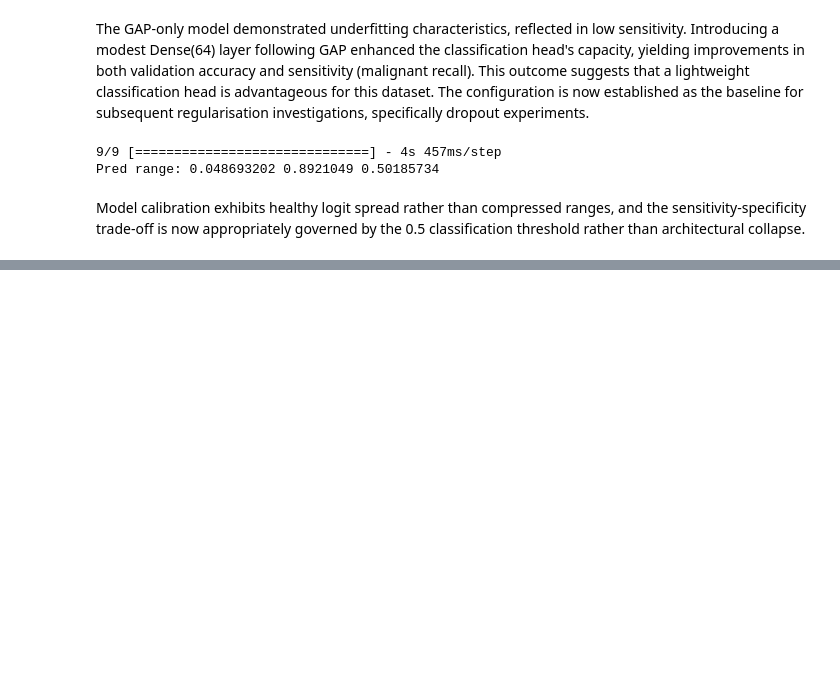
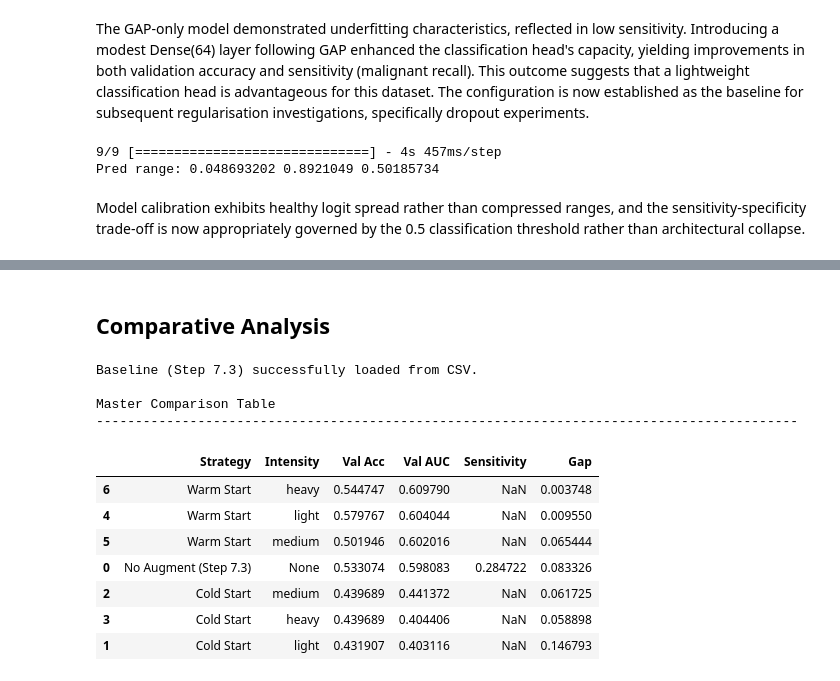
Before and after one commit to A-S-Yong/FYP, a Jupyter notebook: notebooks/Final_V1.ipynb, the cells around one changed output, grey strips where cells are left out. Saved outputs shown, nothing was run; the diff lists cells and outputs as text; code cells hidden in the pictures; blank space fills up the shorter version.

```diff
--- a/notebooks/Final_V1.ipynb
+++ b/notebooks/Final_V1.ipynb
@@ -2283,0 +2309,58 @@ weighted avg       0.31      0.56      0.40       257
+# %% [markdown]
+## Comparative Analysis
+# %%
+# Load the Step 7.3 Baseline from CSV
+try:
+    df_baseline_raw = pd.read_csv('step7_gap_noBN_lr1e4_nocw_seed42_summary.csv')
+
+    # Format to match Step 8's table structure
+    baseline_7_3 = {
+        "Strategy": "No Augment (Step 7.3)",
+        "Intensity": "None",
+        "Val Acc": df_baseline_raw["Val Acc"].iloc[0],
+        "Val AUC": df_baseline_raw["Val AUC"].iloc[0],
+        "Sensitivity": df_baseline_raw["Sensitivity"].iloc[0],
+        "Gap": df_baseline_raw["Gap"].iloc[0]
+    }
+    print("Baseline (Step 7.3) successfully loaded from CSV.")
+except FileNotFoundError:
+    print("File not found.")
+
+# Load both Cold and Warm results
+try:
+    df_cold = pd.read_csv('step8_1_cold_aug_summary.csv').rename(columns={'Unnamed: 0': 'Intensity'})
+    df_cold['Strategy'] = 'Cold Start'
+
+    df_warm = pd.read_csv('step8_1_warm_aug_summary.csv').rename(columns={'Unnamed: 0': 'Intensity'})
+    df_warm['Strategy'] = 'Warm Start'
+
+    # Create the Master DataFrame
+    master_df = pd.concat([pd.DataFrame([baseline_7_3]), df_cold, df_warm], ignore_index=True)
+
+    # Reorder columns for professional presentation
+    report_cols = ["Strategy", "Intensity", "Val Acc", "Val AUC", "Sensitivity", "Gap"]
+    final_comparison = master_df[report_cols].sort_values(by="Val AUC", ascending=False)
+
+    # Save the consolidated table
+    final_comparison.to_csv('step8_1_complete_augmentation_study.csv', index=False)
+
+    print("\nMaster Comparison Table")
+    print("-" * 90)
+    # Display table
+    display(final_comparison)
+
+except Exception as e:
+    print(f"File not found.")
+# %% [output]
+Baseline (Step 7.3) successfully loaded from CSV.
+
+Master Comparison Table
+------------------------------------------------------------------------------------------
+|  | Strategy | Intensity | Val Acc | Val AUC | Sensitivity | Gap |
+| 6 | Warm Start | heavy | 0.544747 | 0.609790 | NaN | 0.003748 |
+| 4 | Warm Start | light | 0.579767 | 0.604044 | NaN | 0.009550 |
+| 5 | Warm Start | medium | 0.501946 | 0.602016 | NaN | 0.065444 |
+| 0 | No Augment (Step 7.3) | None | 0.533074 | 0.598083 | 0.284722 | 0.083326 |
+| 2 | Cold Start | medium | 0.439689 | 0.441372 | NaN | 0.061725 |
+| 3 | Cold Start | heavy | 0.439689 | 0.404406 | NaN | 0.058898 |
+| 1 | Cold Start | light | 0.431907 | 0.403116 | NaN | 0.146793 |
```
Also changed, not shown: parts of 37 cells of this notebook.
